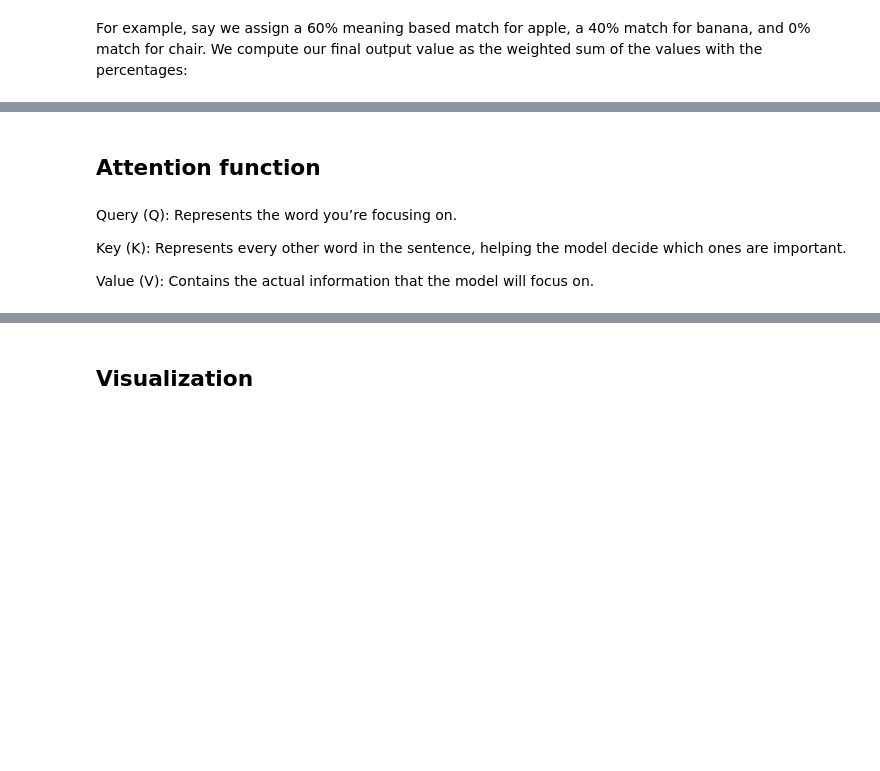
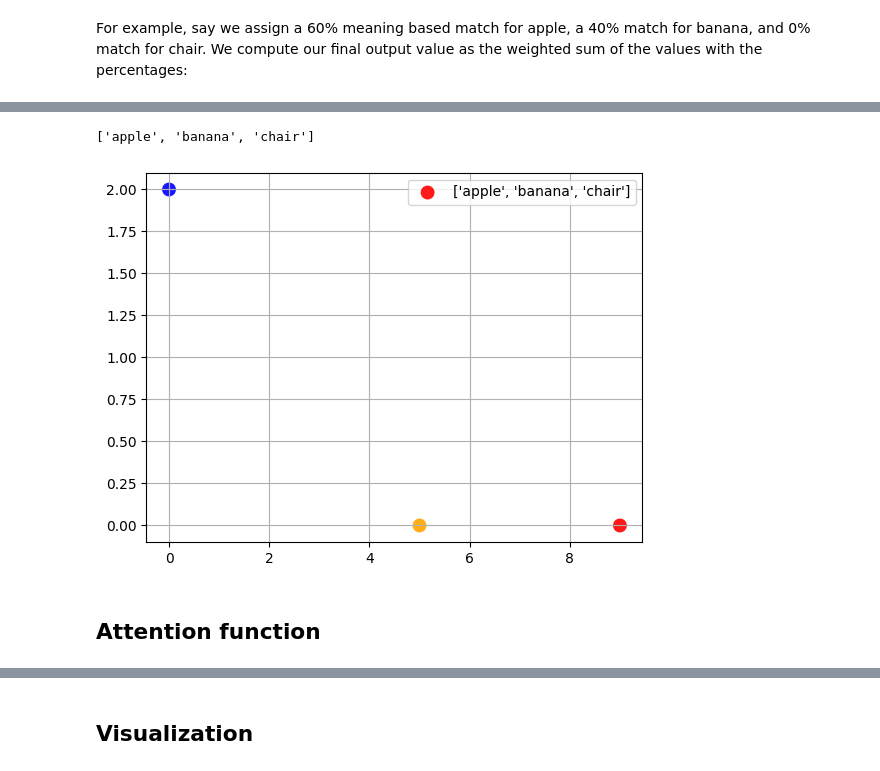
Before and after one commit to TAUforPython/machinelearning, a Jupyter notebook: example_attention_mechanism.ipynb, the cells around one changed output, grey strips where cells are left out. Cells and saved outputs as stored; diff of their text form; code cells hidden in the pictures; blank space fills up the shorter version.

```diff
--- a/example_attention_mechanism.ipynb
+++ b/example_attention_mechanism.ipynb
@@ -44,8 +67,17 @@ print(Y_attn)
+# %%
+list(Y.keys())
+# %% [output]
+['apple', 'banana', 'chair']
+# %%
+color = ['red','orange','blue']
+#label = list(Y.keys())
+label = ['apple','banana','chair']
+plt.scatter([9,5,0],[0,0,2], c=color, s=100, label=label,
+               alpha=0.9, edgecolors='none')
+
+plt.legend()
+plt.grid()
+# %% [output]
+[figure, added]
 # %% [markdown]
 ## Attention function
-# %% [markdown]
-Query (Q): Represents the word you’re focusing on.
-
-Key (K): Represents every other word in the sentence, helping the model decide which ones are important.
-
-Value (V): Contains the actual information that the model will focus on.
```
Also changed, not shown: parts of 20 cells of this notebook.
